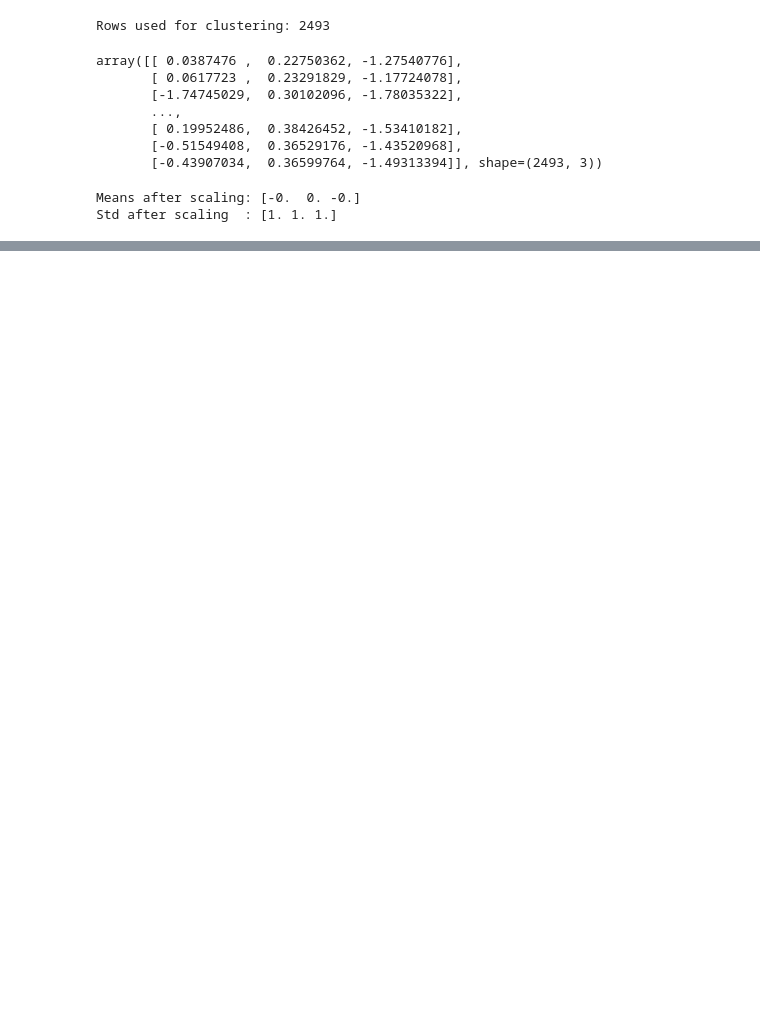
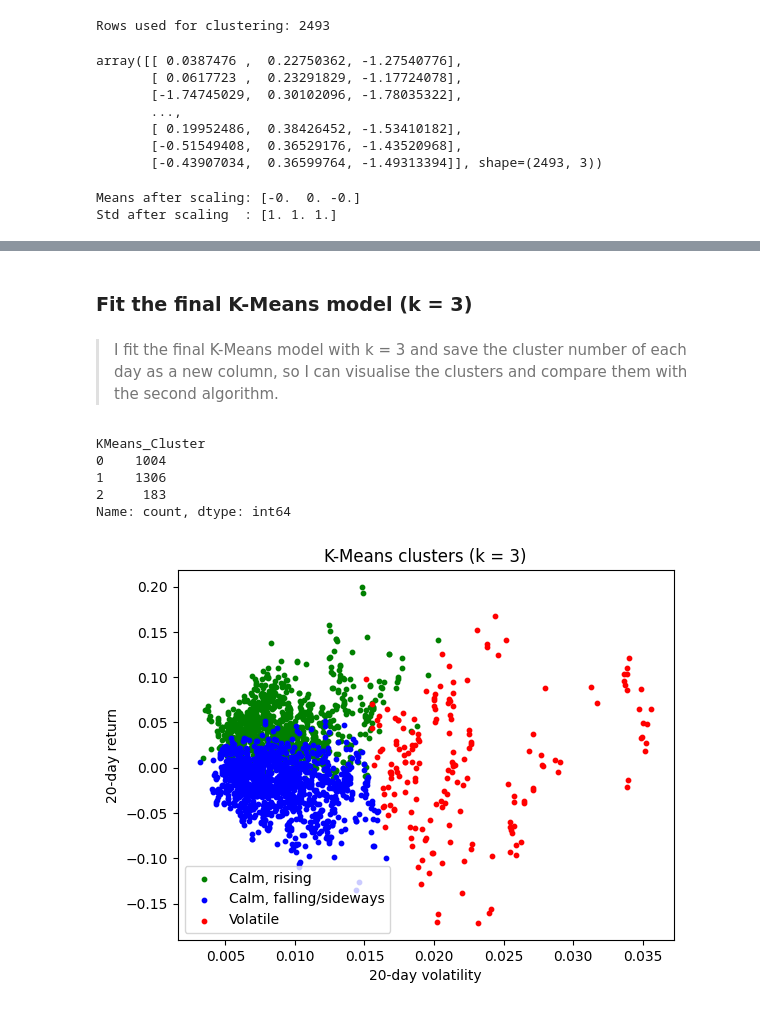
Before and after one commit to ghaflareda-ds/gold_forecast_yahoo_finance, a Jupyter notebook: Gold Forecast.ipynb, the cells around one changed output, grey strips where cells are left out. Cells and saved outputs as stored; diff of their text form; code cells hidden in the pictures; blank space fills up the shorter version.

```diff
--- a/Gold Forecast.ipynb
+++ b/Gold Forecast.ipynb
@@ -611,0 +701,31 @@ Std after scaling  : [1. 1. 1.]
+# %% [markdown]
+### Fit the final K-Means model (k = 3)
+# %% [markdown]
+> I fit the final K-Means model with k = 3 and save the cluster number of each day as a new column, so I can visualise the clusters and compare them with the second algorithm.
+# %%
+kmeans_final = KMeans(n_clusters=3, max_iter=300, n_init=10, random_state=42)
+cluster_data['KMeans_Cluster'] = kmeans_final.fit_predict(X_scaled)
+
+cluster_data['KMeans_Cluster'].value_counts().sort_index()
+# %% [output]
+KMeans_Cluster
+0    1004
+1    1306
+2     183
+Name: count, dtype: int64
+# %%
+# Scatter plot of the K-Means clusters, as in Tutorial 1
+x = cluster_data[['Volatility_20d', 'Return_20d']].values
+y_kmeans = cluster_data['KMeans_Cluster'].values
+
+plt.scatter(x[y_kmeans == 0, 0], x[y_kmeans == 0, 1], s = 10, c = 'green', label = 'Calm, rising')
+plt.scatter(x[y_kmeans == 1, 0], x[y_kmeans == 1, 1], s = 10, c = 'blue', label = 'Calm, falling/sideways')
+plt.scatter(x[y_kmeans == 2, 0], x[y_kmeans == 2, 1], s = 10, c = 'red', label = 'Volatile')
+
+plt.xlabel('20-day volatility')
+plt.ylabel('20-day return')
+plt.title('K-Means clusters (k = 3)')
+plt.legend()
+plt.show()
+# %% [output]
+[figure, added]
```
Also changed, not shown: parts of 21 cells of this notebook.
